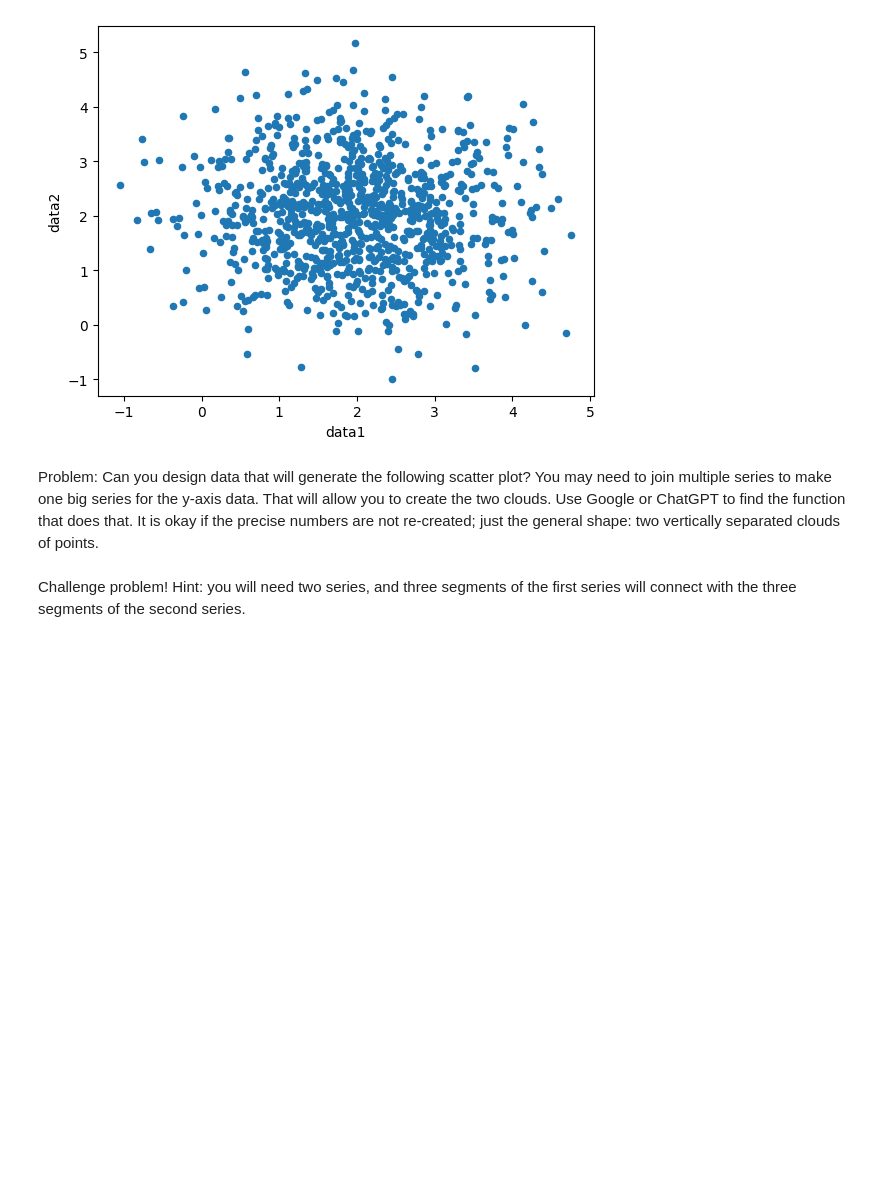
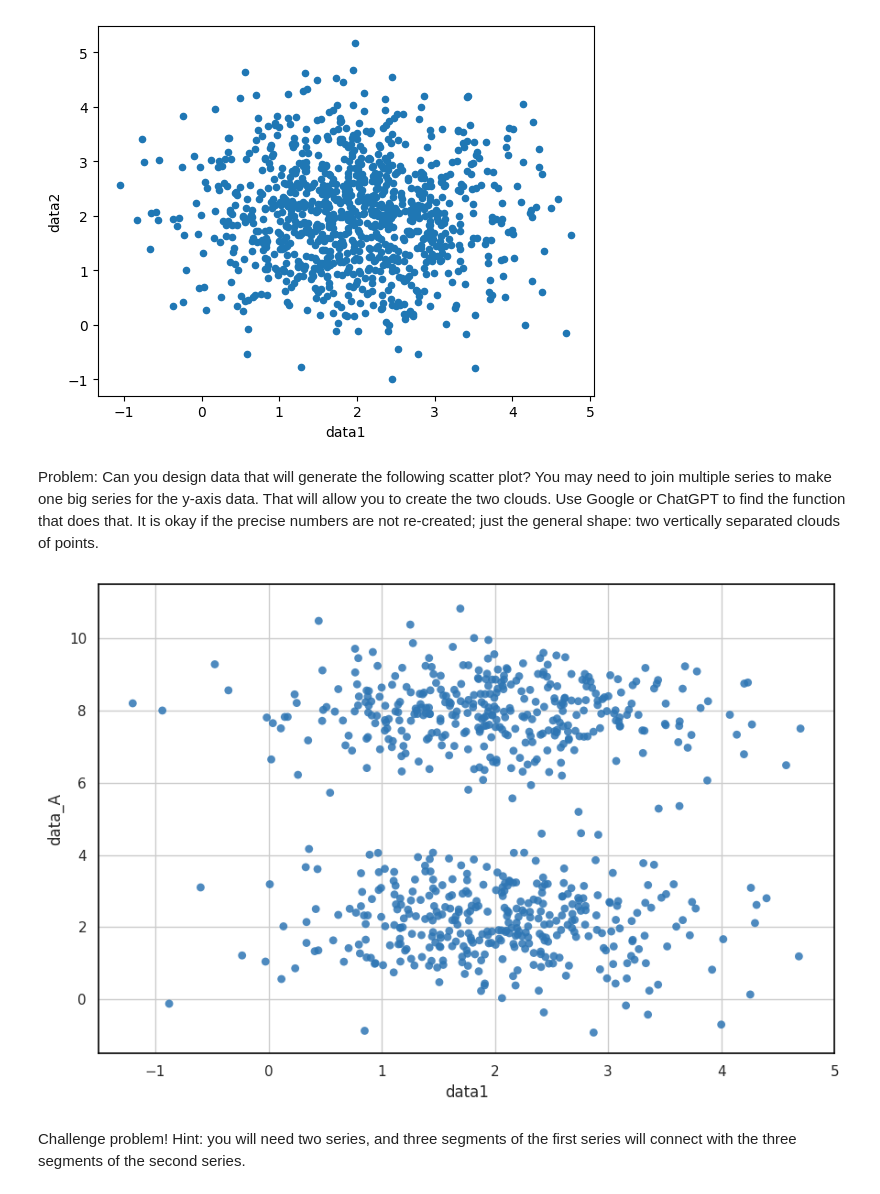
Before and after one commit to salil82/Module-B-semester-2, a Jupyter notebook: OMDS-ModB2-Week5-Deshpande-Salil.ipynb, the cells around one changed output. Saved outputs shown, nothing was run; the diff lists cells and outputs as text; code cells hidden in the pictures; blank space fills up the shorter version.

```diff
--- a/OMDS-ModB2-Week5-Deshpande-Salil.ipynb
+++ b/OMDS-ModB2-Week5-Deshpande-Salil.ipynb
@@ -168,6 +168,69 @@ Problem: Can you design data that will generate the following scatter plot?  You
 # %%
 from IPython.display import Image
 Image("twoclouds.png")
+# %%
+import numpy as np
+import matplotlib.pyplot as plt
+import seaborn as sns
+
+# For reproducibility
+np.random.seed(42)
+
+# Generate synthetic x values (data1) roughly from -0.5 to 4.5
+n_per_cluster = 350
+x1 = np.random.normal(loc=2.0, scale=0.9, size=n_per_cluster)  # main cluster center near 2
+x2 = np.random.normal(loc=2.0, scale=0.9, size=n_per_cluster)
+
+# Shift a few points left/right to match visible spread and include some outliers
+x1 = x1 + np.random.normal(scale=0.2, size=n_per_cluster)
+x2 = x2 + np.random.normal(scale=0.2, size=n_per_cluster)
+
+# Generate two vertical clusters: one near y=2 and one near y=8
+y1 = np.random.normal(loc=2.0, scale=1.0, size=n_per_cluster)
+y2 = np.random.normal(loc=8.0, scale=0.9, size=n_per_cluster)
+
+# Combine into single arrays
+x = np.concatenate([x1, x2])
+y = np.concatenate([y1, y2])
+
+# Optional: add a few farther-out outliers to mimic the original plot
+out_x = np.array([4.7, -1.2, 4.4, 4.0, -0.6])
+out_y = np.array([7.5, 8.2, 2.8, -0.7, 3.1])
+x = np.concatenate([x, out_x])
+y = np.concatenate([y, out_y])
+
+# Plot styling
+sns.set(style="whitegrid", rc={"axes.facecolor": "white"})
+plt.figure(figsize=(9, 6))
+
+# Scatter
+plt.scatter(x, y,
+            s=40,                # marker size
+            color="#2f76b4",     # blue similar to default seaborn
+            alpha=0.85,          # mostly opaque like your image
+            edgecolors="none")
+
+# Axis labels
+plt.xlabel("data1", fontsize=12)
+plt.ylabel("data_A", fontsize=12)
+
+# Limits and ticks to match the look of the example
+plt.xlim(-1.5, 5)
+plt.ylim(-1.5, 11.5)
+
+# Ticks style: larger and spaced similarly to example
+plt.xticks(fontsize=11)
+plt.yticks(fontsize=11)
+
+# Thin black border around the axes (like your image)
+for spine in plt.gca().spines.values():
+    spine.set_linewidth(1.2)
+    spine.set_edgecolor("black")
+
+plt.tight_layout()
+plt.show()
+# %% [output]
+[figure, added]
 # %% [markdown]
 Challenge problem!  Hint: you will need two series, and three segments of the first series will connect with the three segments of the second series.
 # %%
```
Also changed, not shown: parts of 1 cell of this notebook.
